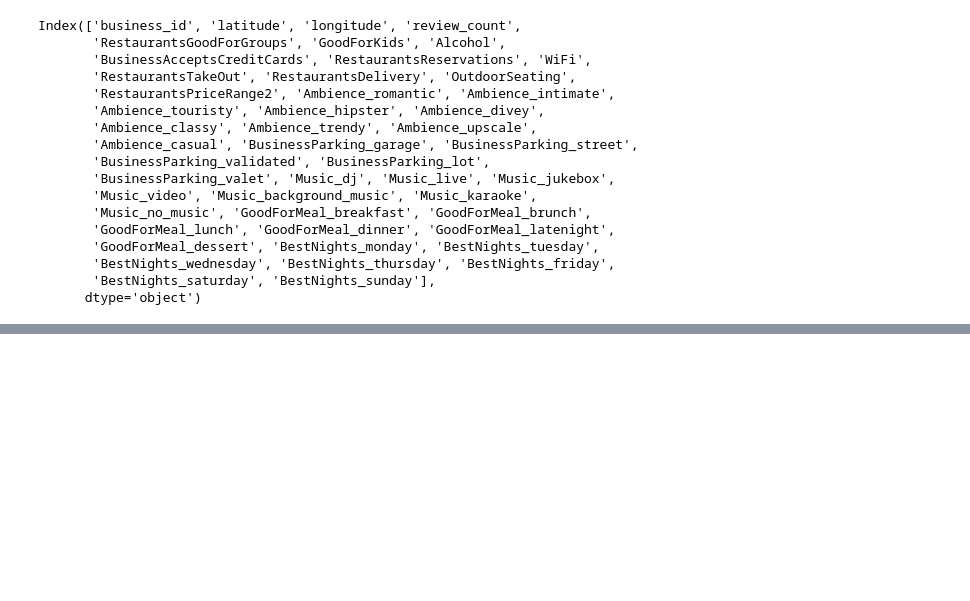
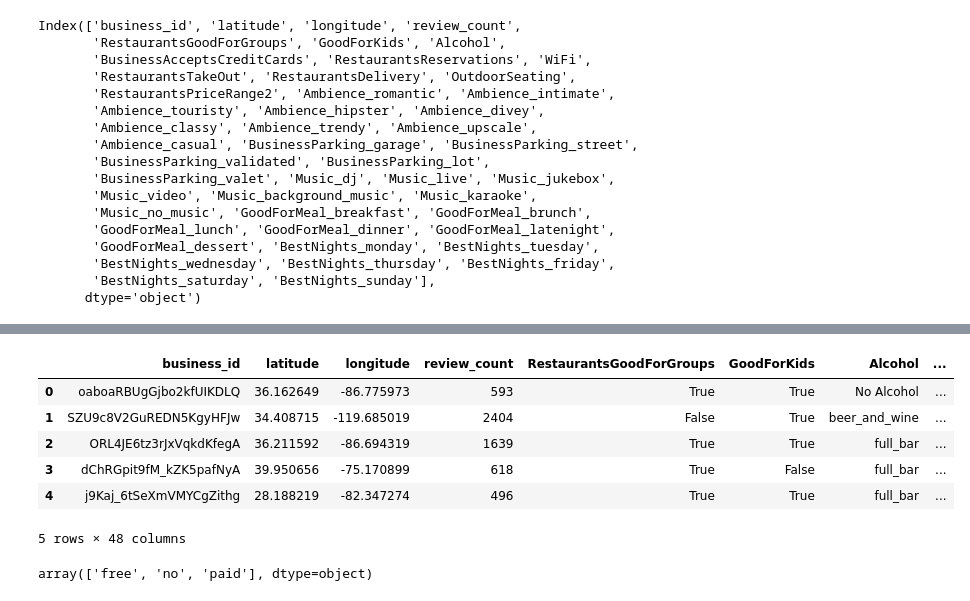
Before and after one commit to arashshams/recom_sys_nlp_llm, a Jupyter notebook: subset_selection.ipynb, the cells around one changed output, grey strips where cells are left out. Cells and saved outputs as stored; diff of their text form; code cells hidden in the pictures; blank space fills up the shorter version.

```diff
--- a/subset_selection.ipynb
+++ b/subset_selection.ipynb
@@ -2165,0 +2201,14 @@ for col in nights_cols:
+# %%
+content_data.head()
+# %% [output]
+|  | business_id | latitude | longitude | review_count | RestaurantsGoodForGroups | GoodForKids | Alcohol | ... |
+| 0 | oaboaRBUgGjbo2kfUIKDLQ | 36.162649 | -86.775973 | 593 | True | True | No Alcohol | ... |
+| 1 | SZU9c8V2GuREDN5KgyHFJw | 34.408715 | -119.685019 | 2404 | False | True | beer_and_wine | ... |
+| 2 | ORL4JE6tz3rJxVqkdKfegA | 36.211592 | -86.694319 | 1639 | True | True | full_bar | ... |
+| 3 | dChRGpit9fM_kZK5pafNyA | 39.950656 | -75.170899 | 618 | True | False | full_bar | ... |
+| 4 | j9Kaj_6tSeXmVMYCgZithg | 28.188219 | -82.347274 | 496 | True | True | full_bar | ... |
+5 rows × 48 columns
+# %%
+content_data['Wifi'].unique()
+# %% [output]
+array(['free', 'no', 'paid'], dtype=object)
```
Also changed, not shown: parts of 5 cells of this notebook.
